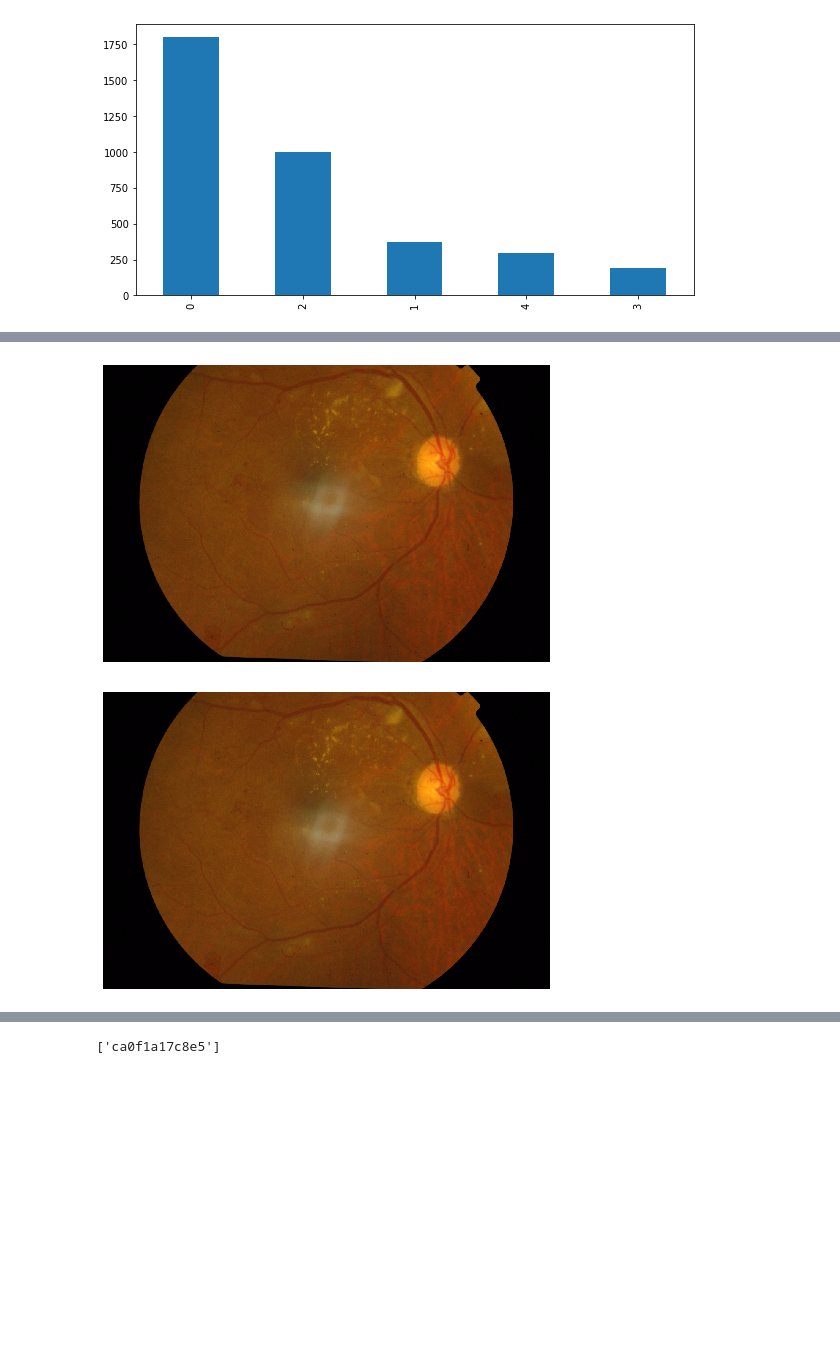
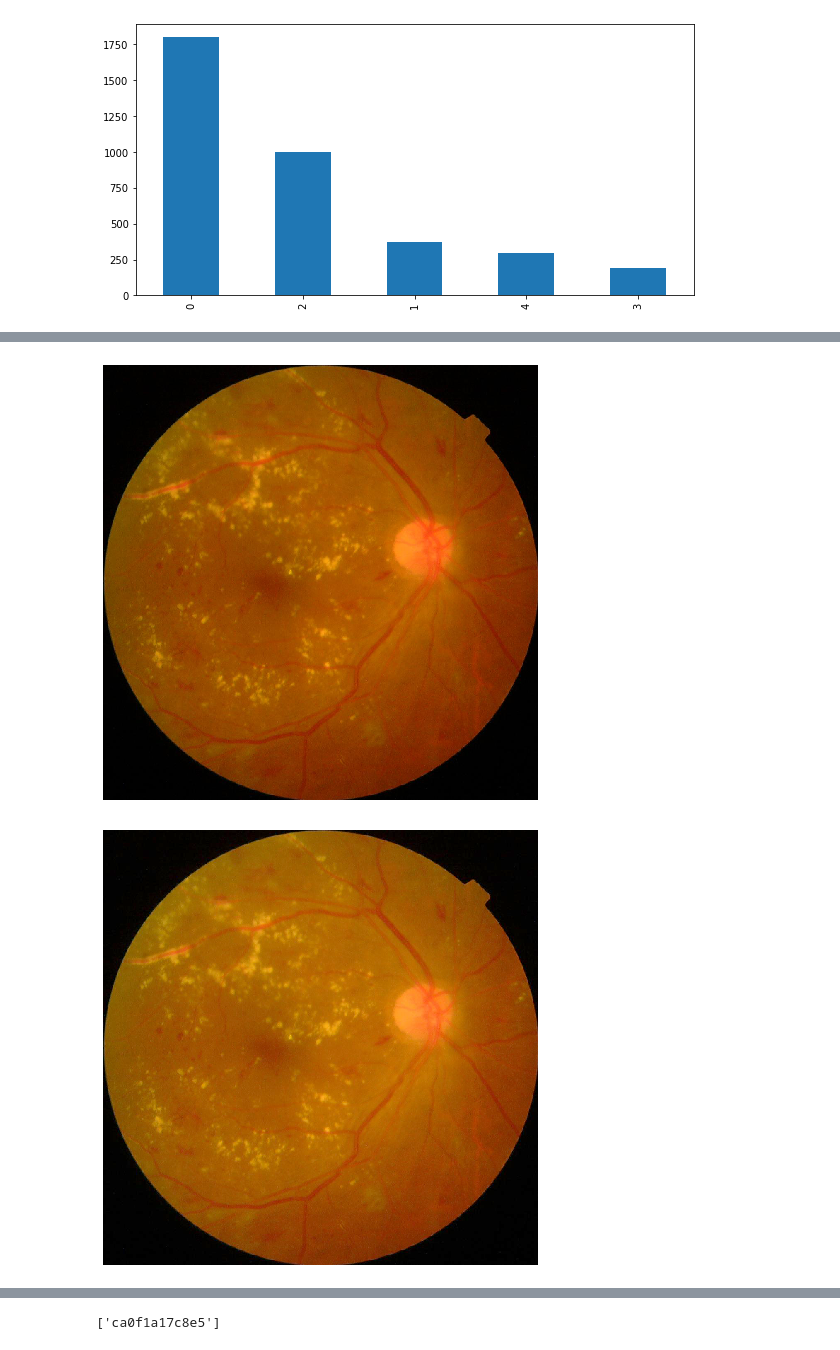
Before and after one commit to KarthikKothareddy/blindness_detection, a Jupyter notebook: blindness_detection.ipynb, the cells around one changed output, grey strips where cells are left out. Drawn from its saved outputs; the diff is of its cells as text; code cells hidden in the pictures; blank space fills up the shorter version.

Commit message:
added gamma correction

```diff
--- a/blindness_detection.ipynb
+++ b/blindness_detection.ipynb
@@ -124,7 +124,7 @@ def preprocess(image, input_mode="grayscale"):
 def display(classes, columns, cmap=None):
     for _class in classes:
         #print(random_images)
-        fig, axes = plt.subplots(nrows=1, ncols=columns, figsize=(5, 5), squeeze=False)
+        fig, axes = plt.subplots(nrows=1, ncols=columns, figsize=(10, 10), squeeze=False)
         fig.tight_layout()
         for l in range(1):
             for m, img in enumerate(classes[_class]):
@@ -154,34 +154,34 @@ def display(image, cmap=None, title=None):
 def adjust_gamma(image, gamma=1.0):
     # build a lookup table mapping the pixel values [0, 255] to
     # their adjusted gamma values
     _gamma = 1.0 / gamma
     table = np.array(
         [((i / 255.0) ** _gamma) * 255 for i in np.arange(0, 256)]
     ).astype("uint8")
 
     # apply gamma correction using the lookup table
     return cv2.LUT(image, table)
 
 
-img = cv2.imread("train_images/{}.png".format(classes["two"][0]))
+img = cv2.imread("train_images/{}.png".format(classes["four"][0]))
 img = cv2.cvtColor(img, cv2.COLOR_BGR2RGB)
 display(img)
-g_img = adjust_gamma(image=img, gamma=1.0)
+g_img = adjust_gamma(image=img, gamma=1.2)
 display(g_img)
 img = cv2.cvtColor(g_img, cv2.COLOR_RGB2HSV)
 gray = cv2.cvtColor(g_img, cv2.COLOR_RGB2GRAY)
 display(gray, cmap="gray")
 #gray = cv2.GaussianBlur(gray, (5, 5), 0)
 #gray = cv2.equalizeHist(gray)
 #display(img, title="HSV")
 #H, S, V = cv2.split(img)
 #display(R, title="R")
 #display(G, title="G")
 #display(B, title="B")
 _img = cv2.equalizeHist(gray)
 #_img = cv2.cvtColor(cv2.merge([H, S, _V]), cv2.COLOR_HSV2RGB)
 display(_img, cmap="gray")
 #display(V)
 # %% [output]
-[figure, old version]
+[figure, new version]
-[figure, old version]
+[figure, new version]
```
Also changed, not shown: parts of 3 cells of this notebook.
